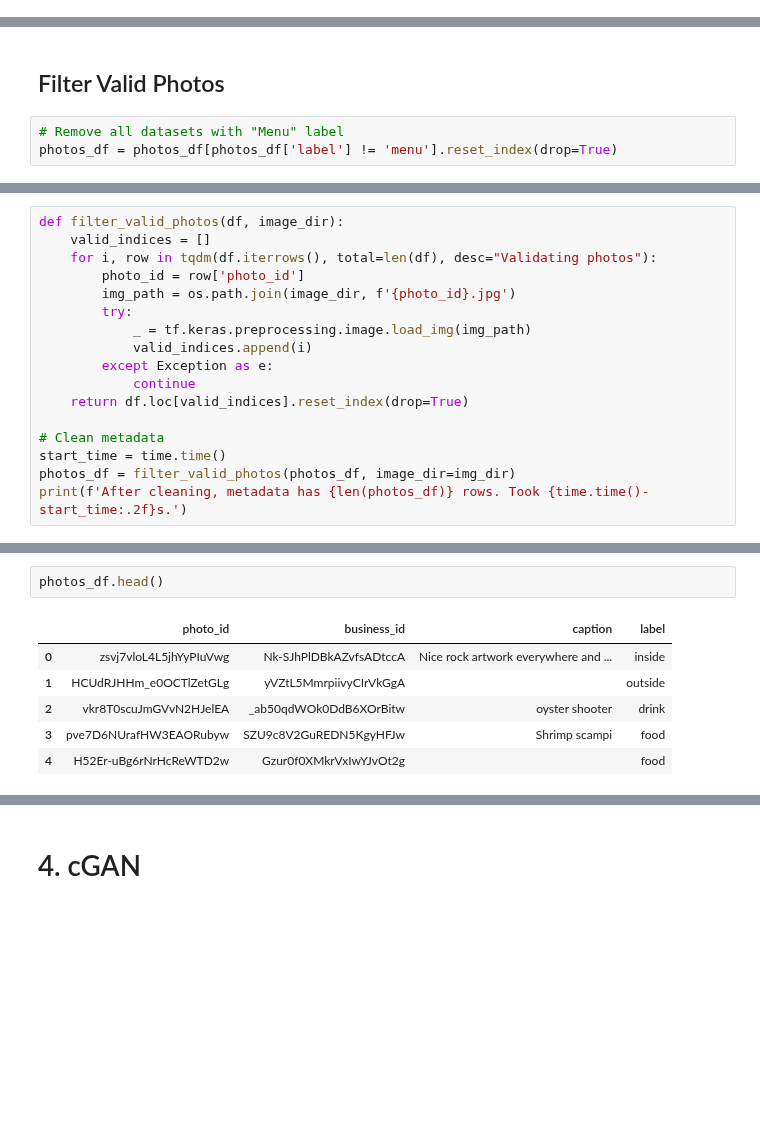
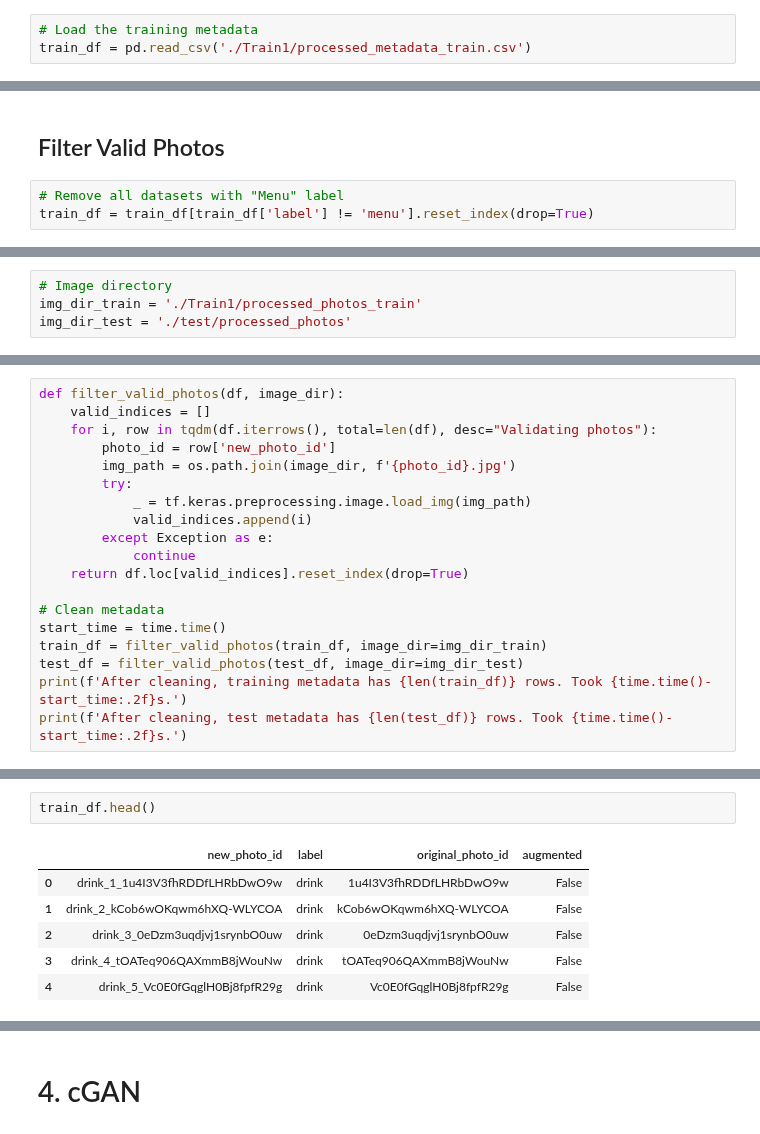
Before and after one commit to LCIT-AISC-T3-S25/Group2, a Jupyter notebook: CV/Clifford/CV_Case_Study_2_Group_2_cGAN_Clifford_Addison.ipynb, the cells around one changed output, grey strips where cells are left out. Drawn from its saved outputs; the diff is of its cells as text; blank space fills up the shorter version.

```diff
--- a/CV/Clifford/CV_Case_Study_2_Group_2_cGAN_Clifford_Addison.ipynb
+++ b/CV/Clifford/CV_Case_Study_2_Group_2_cGAN_Clifford_Addison.ipynb
@@ -26,2 +39,5 @@ photos_df = pd.read_json('./Yelp Photos/photos.json', lines=True)
+# %%
+# Load the training metadata
+train_df = pd.read_csv('./Train1/processed_metadata_train.csv')
 # %%
 # Check 10 samples
@@ -57,4 +106,4 @@ memory usage: 6.1+ MB
 ## Filter Valid Photos
 # %%
 # Remove all datasets with "Menu" label
-photos_df = photos_df[photos_df['label'] != 'menu'].reset_index(drop=True)
+train_df = train_df[train_df['label'] != 'menu'].reset_index(drop=True)
@@ -63,0 +113,4 @@ img_dir = './Yelp Photos/photos'
+# %%
+# Image directory
+img_dir_train = './Train1/processed_photos_train'
+img_dir_test = './test/processed_photos'
@@ -65,7 +128,7 @@ img_dir = './Yelp Photos/photos'
 def filter_valid_photos(df, image_dir):
     valid_indices = []
     for i, row in tqdm(df.iterrows(), total=len(df), desc="Validating photos"):
-        photo_id = row['photo_id']
+        photo_id = row['new_photo_id']
         img_path = os.path.join(image_dir, f'{photo_id}.jpg')
         try:
             _ = tf.keras.preprocessing.image.load_img(img_path)
@@ -76,6 +139,8 @@ def filter_valid_photos(df, image_dir):
 
 # Clean metadata
 start_time = time.time()
-photos_df = filter_valid_photos(photos_df, image_dir=img_dir)
-print(f'After cleaning, metadata has {len(photos_df)} rows. Took {time.time()-start_time:.2f}s.')
+train_df = filter_valid_photos(train_df, image_dir=img_dir_train)
+test_df = filter_valid_photos(test_df, image_dir=img_dir_test)
+print(f'After cleaning, training metadata has {len(train_df)} rows. Took {time.time()-start_time:.2f}s.')
+print(f'After cleaning, test metadata has {len(test_df)} rows. Took {time.time()-start_time:.2f}s.')
 # %% [output]
@@ -83,9 +149,9 @@ After cleaning, metadata has 198316 rows. Took 234.05s.
 # %%
-photos_df.head()
+train_df.head()
 # %% [output]
-|  | photo_id | business_id | caption | label |
-| 0 | zsvj7vloL4L5jhYyPIuVwg | Nk-SJhPlDBkAZvfsADtccA | Nice rock artwork everywhere and ... | inside |
-| 1 | HCUdRJHHm_e0OCTlZetGLg | yVZtL5MmrpiivyCIrVkGgA |  | outside |
-| 2 | vkr8T0scuJmGVvN2HJelEA | _ab50qdWOk0DdB6XOrBitw | oyster shooter | drink |
-| 3 | pve7D6NUrafHW3EAORubyw | SZU9c8V2GuREDN5KgyHFJw | Shrimp scampi | food |
-| 4 | H52Er-uBg6rNrHcReWTD2w | Gzur0f0XMkrVxIwYJvOt2g |  | food |
+|  | new_photo_id | label | original_photo_id | augmented |
+| 0 | drink_1_1u4I3V3fhRDDfLHRbDwO9w | drink | 1u4I3V3fhRDDfLHRbDwO9w | False |
+| 1 | drink_2_kCob6wOKqwm6hXQ-WLYCOA | drink | kCob6wOKqwm6hXQ-WLYCOA | False |
+| 2 | drink_3_0eDzm3uqdjvj1srynbO0uw | drink | 0eDzm3uqdjvj1srynbO0uw | False |
+| 3 | drink_4_tOATeq906QAXmmB8jWouNw | drink | tOATeq906QAXmmB8jWouNw | False |
+| 4 | drink_5_Vc0E0fGqglH0Bj8fpfR29g | drink | Vc0E0fGqglH0Bj8fpfR29g | False |
```
Also changed, not shown: parts of 34 cells of this notebook.
